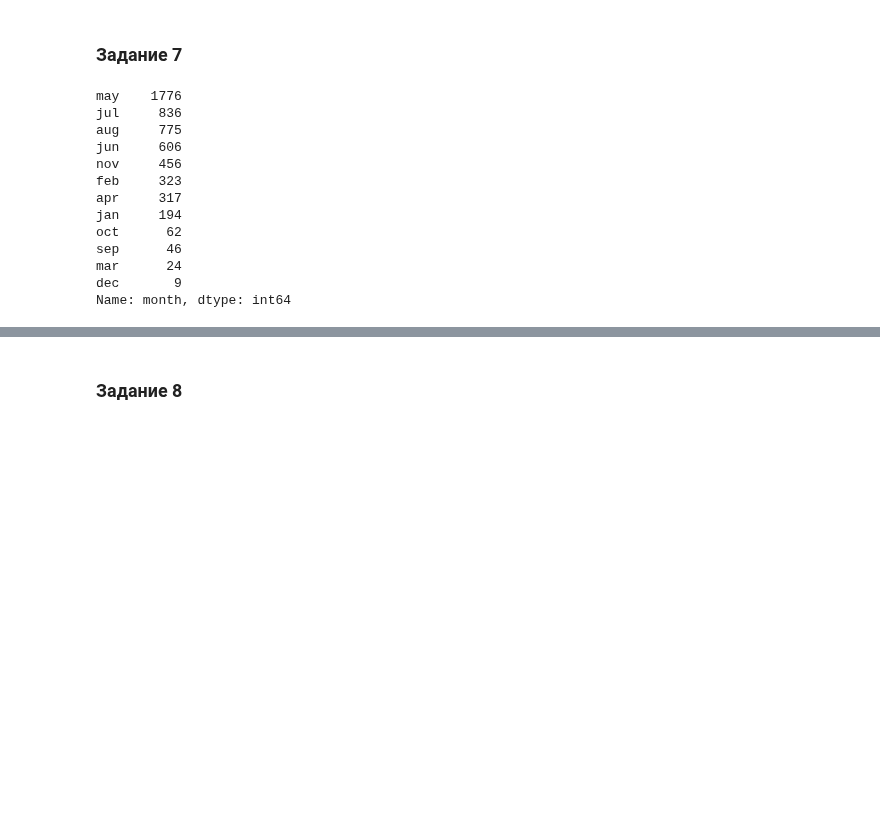
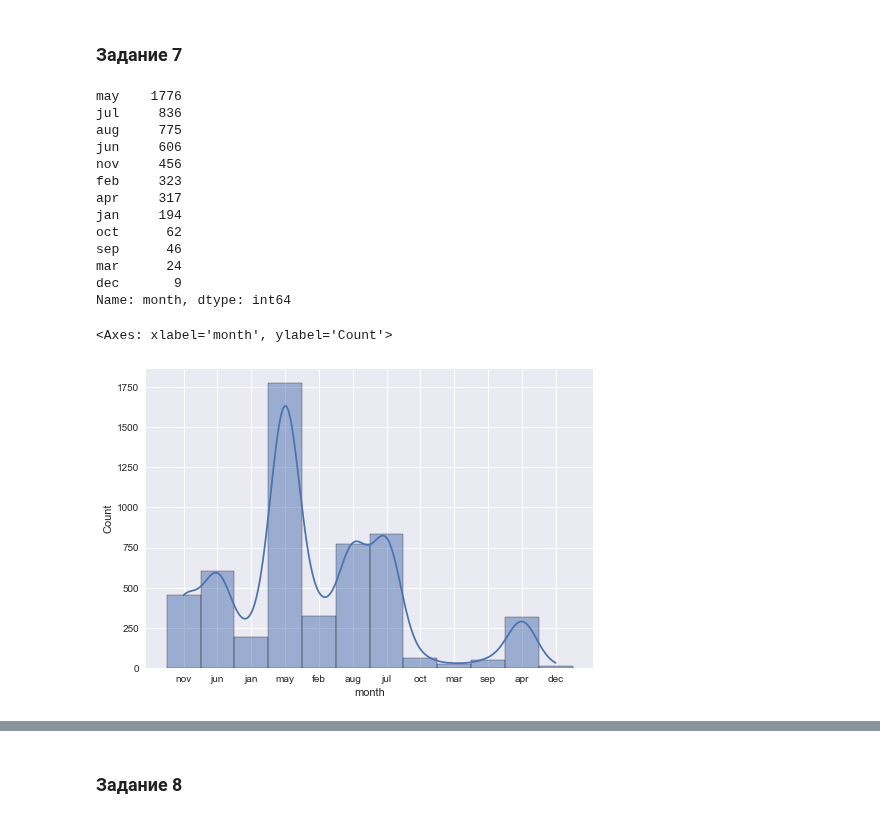
Before and after one commit to DmitriySky47/sf_data_science, a Jupyter notebook: project_4/Project_4_ML.ipynb, the cells around one changed output, grey strips where cells are left out. Saved outputs shown, nothing was run; the diff lists cells and outputs as text; code cells hidden in the pictures; blank space fills up the shorter version.

```diff
--- a/project_4/Project_4_ML.ipynb
+++ b/project_4/Project_4_ML.ipynb
@@ -306,19 +306,22 @@ Name: poutcome, dtype: int64
 # %%
 # узнайте, в каком месяце чаще всего отказывались от предложения открыть депозит
 # ваш код
 df_filtered_no = df[(df['deposit']=='no')]
-df_filtered_no['month'].value_counts()
+print(df_filtered_no['month'].value_counts())
+sns.histplot(df_filtered_no['month'], legend=True, kde=True)
 # %% [output]
 may    1776
 jul     836
 aug     775
 jun     606
 nov     456
 feb     323
 apr     317
 jan     194
 oct      62
 sep      46
 mar      24
 dec       9
 Name: month, dtype: int64
+<Axes: xlabel='month', ylabel='Count'>
+[figure, added]
```
Also changed, not shown: parts of 9 cells of this notebook.
